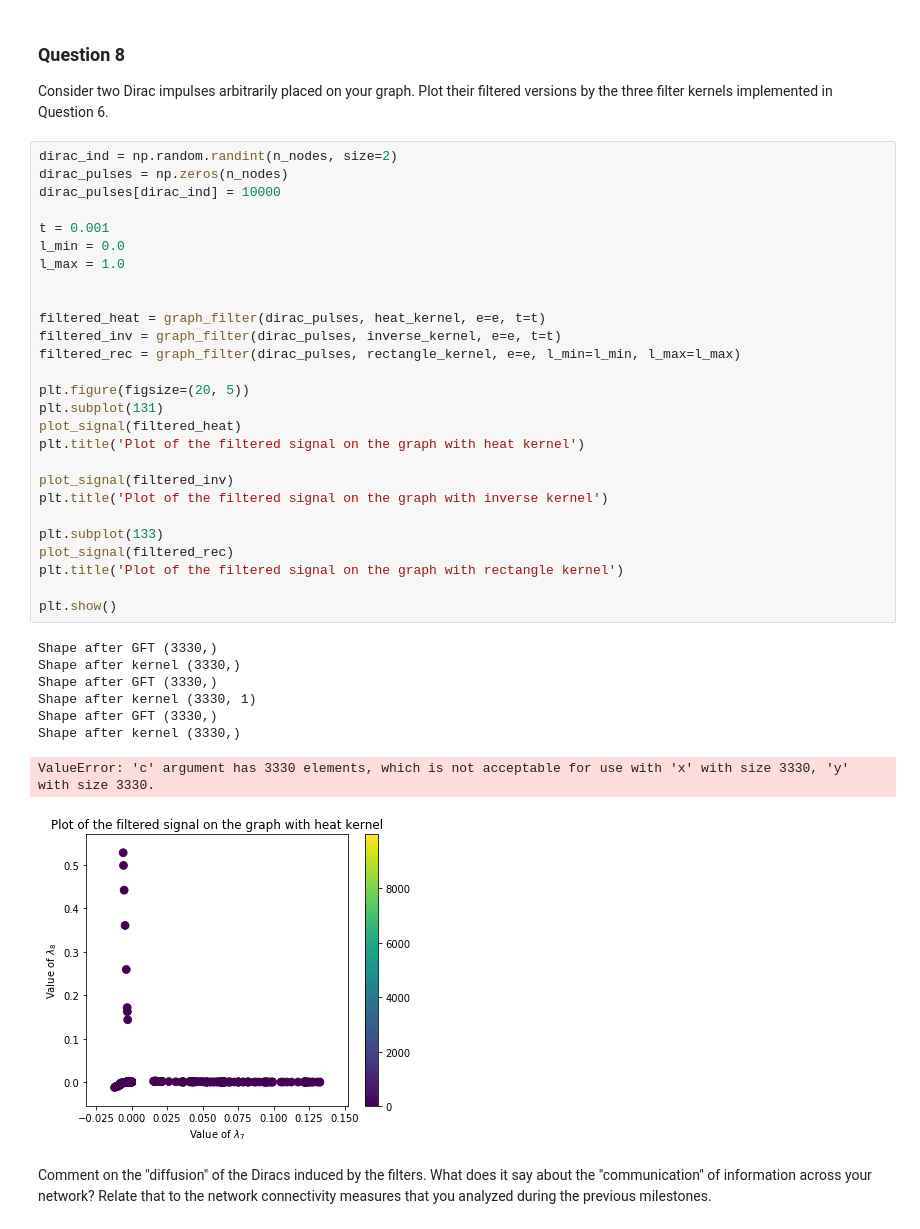
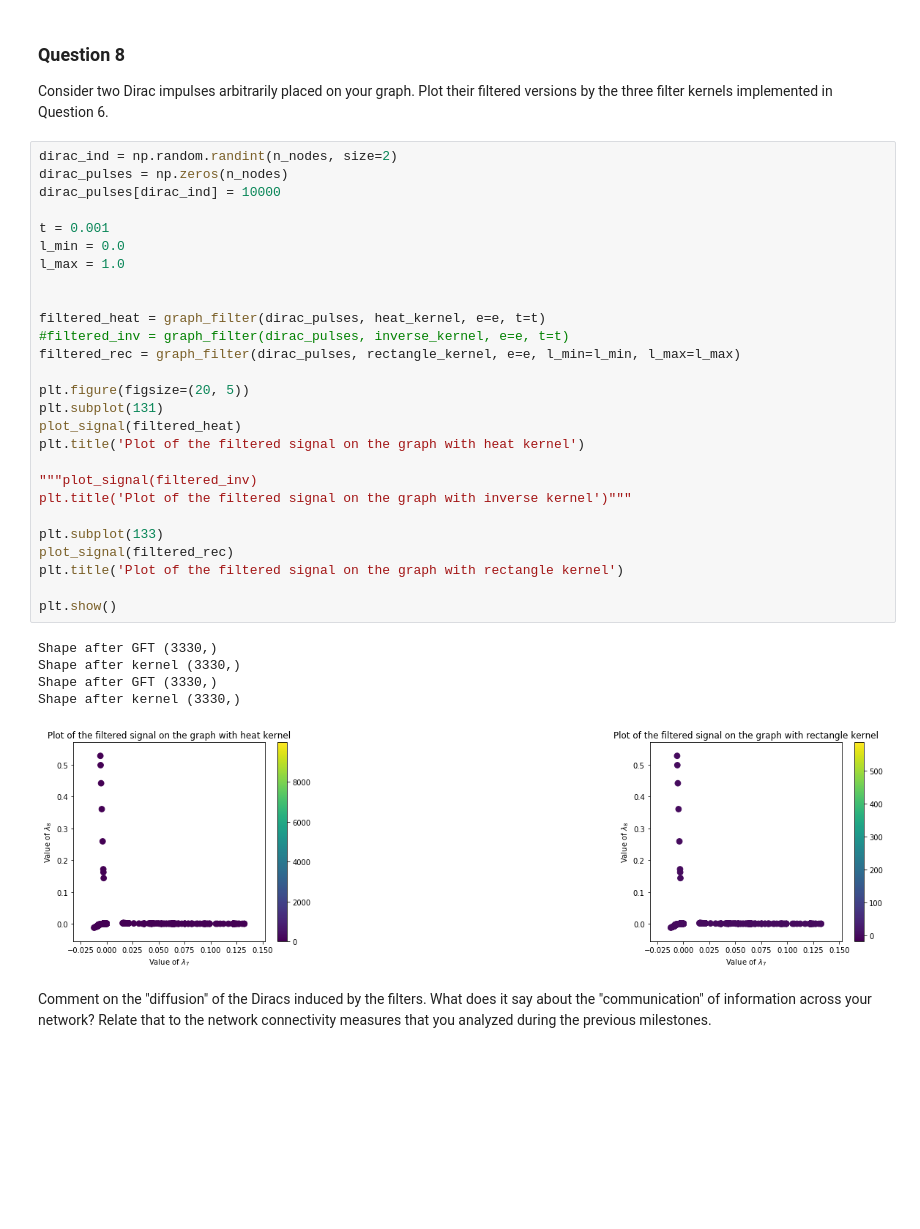
Before and after one commit to Adirlou/ntds_2018, a Jupyter notebook: 4_graph_signal_processing.ipynb, the cells around one changed output. Drawn from its saved outputs; the diff is of its cells as text; blank space fills up the shorter version.

```diff
--- a/4_graph_signal_processing.ipynb
+++ b/4_graph_signal_processing.ipynb
@@ -257,39 +258,36 @@ Consider two Dirac impulses arbitrarily placed on your graph. Plot their filtere
 # %%
 dirac_ind = np.random.randint(n_nodes, size=2)
 dirac_pulses = np.zeros(n_nodes)
 dirac_pulses[dirac_ind] = 10000
 
 t = 0.001
 l_min = 0.0
 l_max = 1.0
 
 
 filtered_heat = graph_filter(dirac_pulses, heat_kernel, e=e, t=t)
-filtered_inv = graph_filter(dirac_pulses, inverse_kernel, e=e, t=t)
+#filtered_inv = graph_filter(dirac_pulses, inverse_kernel, e=e, t=t)
 filtered_rec = graph_filter(dirac_pulses, rectangle_kernel, e=e, l_min=l_min, l_max=l_max)
 
 plt.figure(figsize=(20, 5))
 plt.subplot(131)
 plot_signal(filtered_heat)
 plt.title('Plot of the filtered signal on the graph with heat kernel')
 
-plot_signal(filtered_inv)
-plt.title('Plot of the filtered signal on the graph with inverse kernel')
+"""plot_signal(filtered_inv)
+plt.title('Plot of the filtered signal on the graph with inverse kernel')"""
 
 plt.subplot(133)
 plot_signal(filtered_rec)
 plt.title('Plot of the filtered signal on the graph with rectangle kernel')
 
 plt.show()
 # %% [output]
 Shape after GFT (3330,)
 Shape after kernel (3330,)
 Shape after GFT (3330,)
-Shape after kernel (3330, 1)
-Shape after GFT (3330,)
 Shape after kernel (3330,)
-ValueError: 'c' argument has 3330 elements, which is not acceptable for use with 'x' with size 3330, 'y' with size 3330.
-[figure, old version]
+[figure, new version]
 # %% [markdown]
 Comment on the "diffusion" of the Diracs induced by the filters. What does it say about the "communication" of information across your network? Relate that to the network connectivity measures that you analyzed during the previous milestones.
 # %% [markdown]
```
Also changed, not shown: parts of 6 cells of this notebook.
